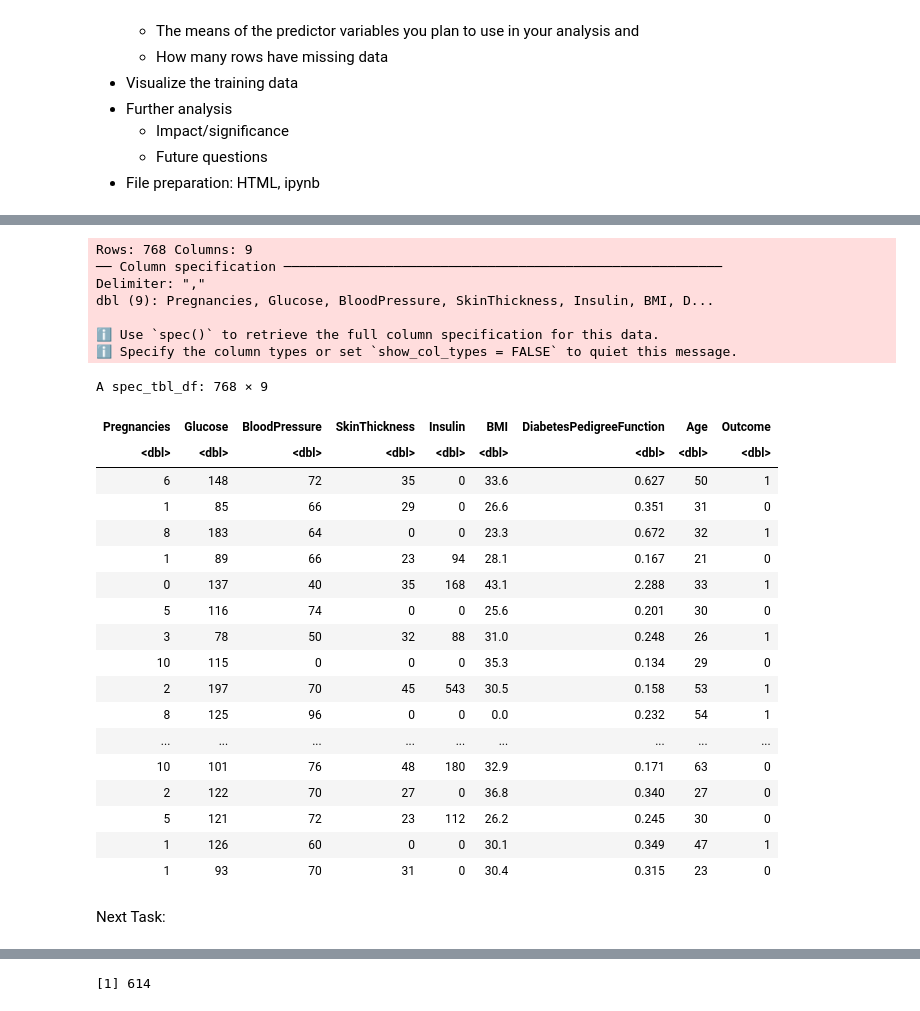
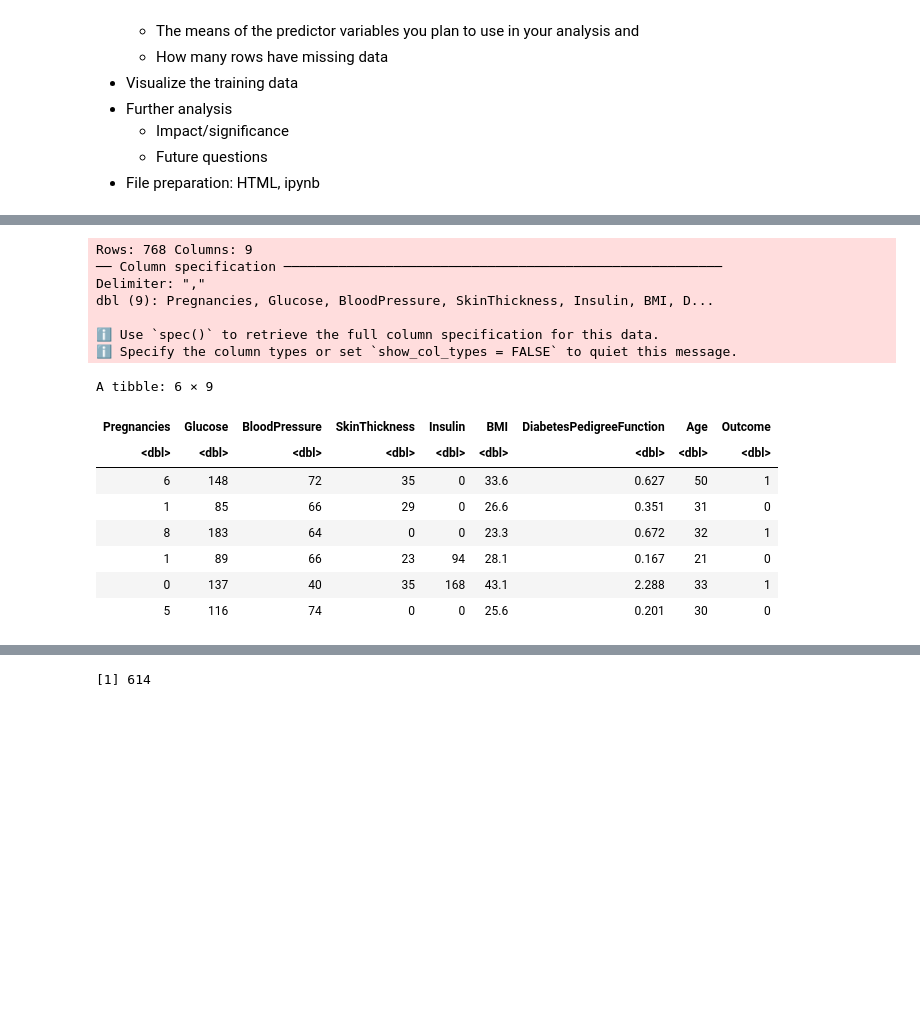
Before and after one commit to audrey-rw5683/dsci-100-2023w2-group-002-2, a Jupyter notebook: proposal.ipynb, the cells around one changed output, grey strips where cells are left out. Cells and saved outputs as stored; diff of their text form; code cells hidden in the pictures; blank space fills up the shorter version.

```diff
--- a/proposal.ipynb
+++ b/proposal.ipynb
@@ -48,33 +54,21 @@ library(tidymodels)
 # %%
 URL <- "https://raw.githubusercontent.com/audrey-rw5683/dsci-100-2023w2-group-002-2/main/diabetes.csv"
-diabetes <- read_csv(URL)
-diabetes
+diabetes_data <- read_csv(URL)
+head(diabetes_data)
 # %% [output]
 Rows: 768 Columns: 9
 ── Column specification ────────────────────────────────────────────────────────
 Delimiter: ","
 dbl (9): Pregnancies, Glucose, BloodPressure, SkinThickness, Insulin, BMI, D...
 
 ℹ Use `spec()` to retrieve the full column specification for this data.
 ℹ Specify the column types or set `show_col_types = FALSE` to quiet this message.
-A spec_tbl_df: 768 × 9
+A tibble: 6 × 9
 | Pregnancies | Glucose | BloodPressure | SkinThickness | Insulin | BMI | DiabetesPedigreeFunction | Age | Outcome |
 | <dbl> | <dbl> | <dbl> | <dbl> | <dbl> | <dbl> | <dbl> | <dbl> | <dbl> |
 | 6 | 148 | 72 | 35 | 0 | 33.6 | 0.627 | 50 | 1 |
 | 1 | 85 | 66 | 29 | 0 | 26.6 | 0.351 | 31 | 0 |
 | 8 | 183 | 64 | 0 | 0 | 23.3 | 0.672 | 32 | 1 |
 | 1 | 89 | 66 | 23 | 94 | 28.1 | 0.167 | 21 | 0 |
 | 0 | 137 | 40 | 35 | 168 | 43.1 | 2.288 | 33 | 1 |
 | 5 | 116 | 74 | 0 | 0 | 25.6 | 0.201 | 30 | 0 |
-| 3 | 78 | 50 | 32 | 88 | 31.0 | 0.248 | 26 | 1 |
-| 10 | 115 | 0 | 0 | 0 | 35.3 | 0.134 | 29 | 0 |
-| 2 | 197 | 70 | 45 | 543 | 30.5 | 0.158 | 53 | 1 |
-| 8 | 125 | 96 | 0 | 0 | 0.0 | 0.232 | 54 | 1 |
-| ... | ... | ... | ... | ... | ... | ... | ... | ... |
-| 10 | 101 | 76 | 48 | 180 | 32.9 | 0.171 | 63 | 0 |
-| 2 | 122 | 70 | 27 | 0 | 36.8 | 0.340 | 27 | 0 |
-| 5 | 121 | 72 | 23 | 112 | 26.2 | 0.245 | 30 | 0 |
-| 1 | 126 | 60 | 0 | 0 | 30.1 | 0.349 | 47 | 1 |
-| 1 | 93 | 70 | 31 | 0 | 30.4 | 0.315 | 23 | 0 |
-# %% [markdown]
-Next Task:
```
Also changed, not shown: parts of 14 cells of this notebook.
